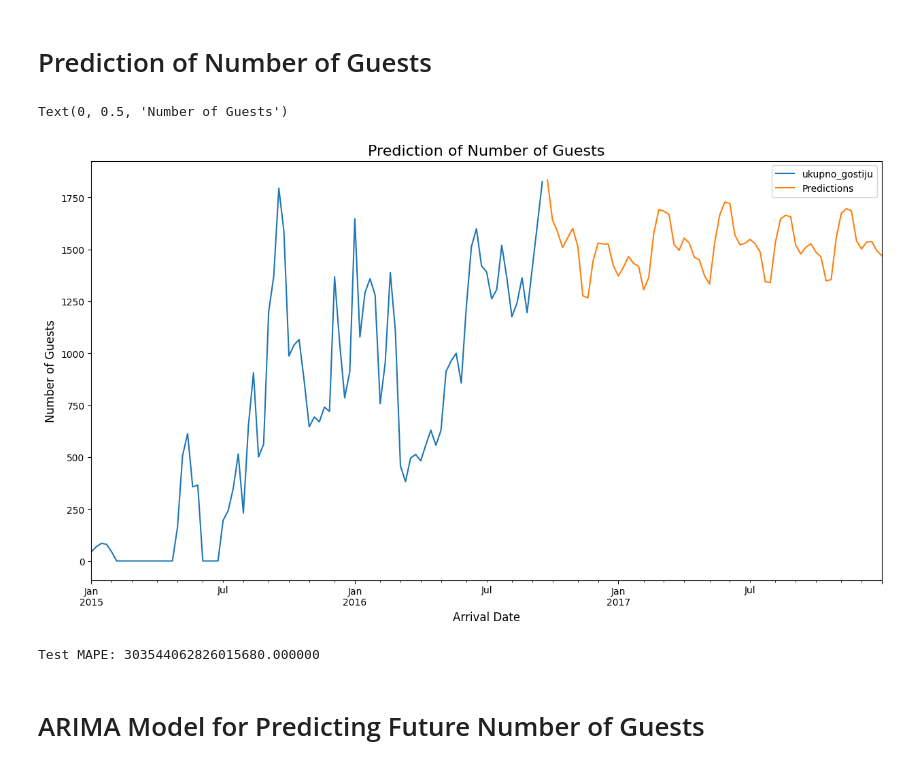
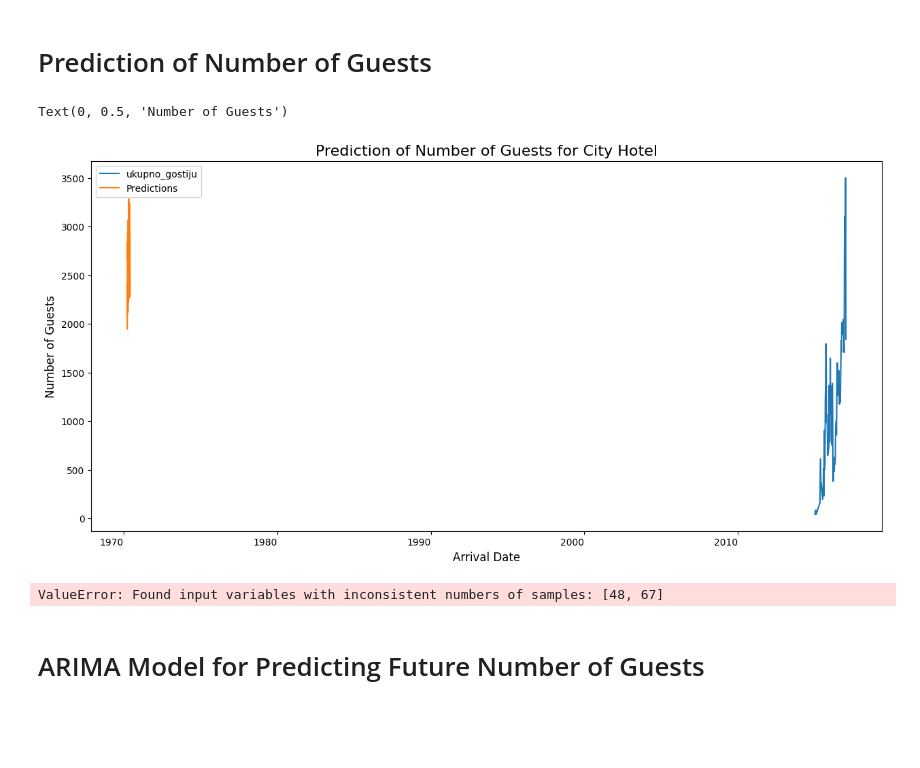
Before and after one commit to MarkoHaralovic/Prediction-of-Hotel-Occupancy, a Jupyter notebook: prediction-of-hotel-occupancy/notebooks/hotel-booking-demand-num-of-guest-prediction.ipynb, the cells around one changed output. Drawn from its saved outputs; the diff is of its cells as text; code cells hidden in the pictures; blank space fills up the shorter version.

```diff
--- a/prediction-of-hotel-occupancy/notebooks/hotel-booking-demand-num-of-guest-prediction.ipynb
+++ b/prediction-of-hotel-occupancy/notebooks/hotel-booking-demand-num-of-guest-prediction.ipynb
@@ -300,7 +313,7 @@ int(len(NumberOfGuestsWeeklyCity))
 # %%
 train_test_split_city = 90 #int(len(NumberOfGuestsWeeklyCity)*0.8)
 
-trainData_city = NumberOfGuestsWeeklyCity[:train_test_split_city]
-testData_city = NumberOfGuestsWeeklyCity[train_test_split_city:]
+trainCity = NumberOfGuestsWeeklyCity[:train_test_split_city]
+testCity = NumberOfGuestsWeeklyCity[train_test_split_city:]
 # %%
 # Fit auto_arima function to NumberOfGuests_CityWeekly Dataset
@@ -354,14 +367,14 @@ SARIMAX Results
 Warnings:
 [1] Covariance matrix calculated using the outer product of gradients (complex-step).
 # %%
-model = ARIMA(trainData_city['ukupno_gostiju'],
-                  order=(2, 0, 0),
+modelCity = ARIMA(trainCity['ukupno_gostiju'],
+                  order=(3, 0, 0),
                   seasonal_order=(2, 1, 0, 12))
 
-result = model.fit()
+resultCity = modelCity.fit()
 
 # Prediction of the Test data
-predictionsTest = result.predict(train_test_split_city, train_test_split_city + len(testData_city) - 1, typ='levels').rename("Predictions")
+predictionsCityTest = resultCity.predict(90, 156, typ='levels').rename("Predictions")
 # %% [markdown]
 # Prediction of Number of Guests (Test Data)
 # %%
@@ -378,19 +391,19 @@ Text(0, 0.5, 'Number of Guests')
 # Prediction of Number of Guests
 # %%
 plt.figure(figsize=(15, 8))
-trainData_city['ukupno_gostiju'].plot(legend=True)
-predictionsTest.plot(legend=True)
-plt.title('Prediction of Number of Guests', fontsize=16)
+trainCity['ukupno_gostiju'].plot(legend=True)
+predictionsCityTest.plot(legend=True)
+plt.title('Prediction of Number of Guests for City Hotel', fontsize=16)
 plt.xlabel('Arrival Date', fontsize=12)
 plt.ylabel('Number of Guests', fontsize=12)
 # %% [output]
 Text(0, 0.5, 'Number of Guests')
-[figure, old version]
+[figure, new version]
 # %%
-MeanAbsPercentageErr_test = mean_absolute_percentage_error(testData_city, predictionsTest)
-print('Test MAPE: %f' % MeanAbsPercentageErr_test)
+MeanAbsPercentageErrCity_test = mean_absolute_percentage_error(testCity, predictionsCityTest)
+print('Test MAPE City Hotel: %f' % MeanAbsPercentageErrCity_test)
 # %% [output]
-Test MAPE: 303544062826015680.000000
+ValueError: Found input variables with inconsistent numbers of samples: [48, 67]
 # %% [markdown]
 # ARIMA Model for Predicting Future Number of Guests
 # %%
```
Also changed, not shown: parts of 13 cells of this notebook.
